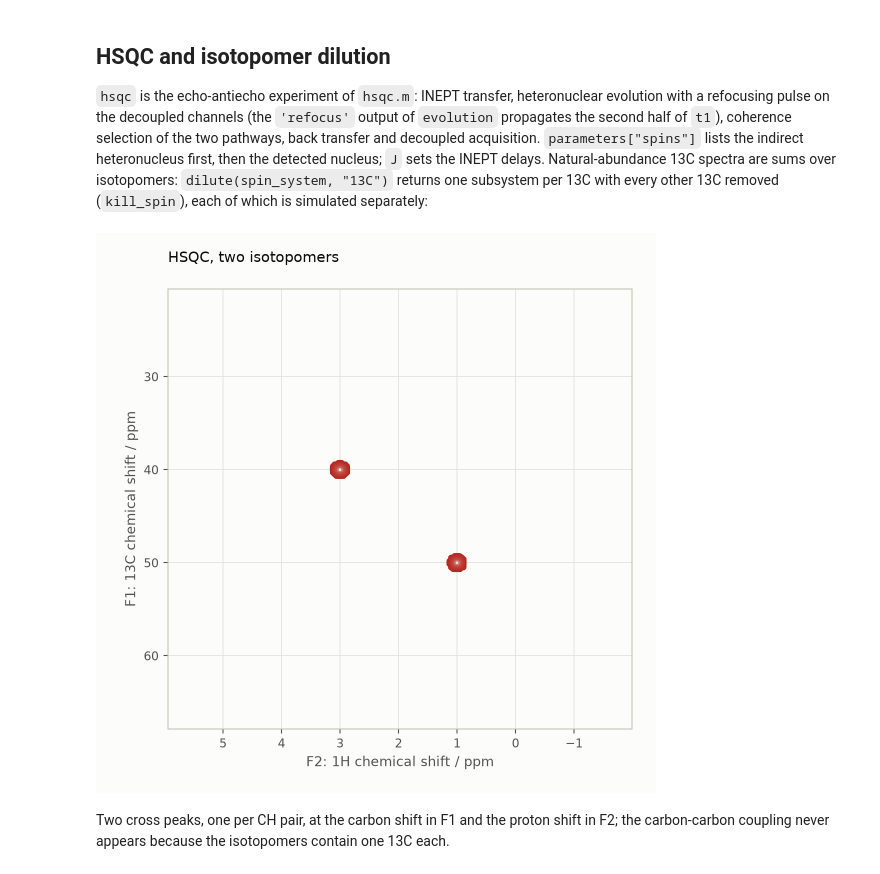
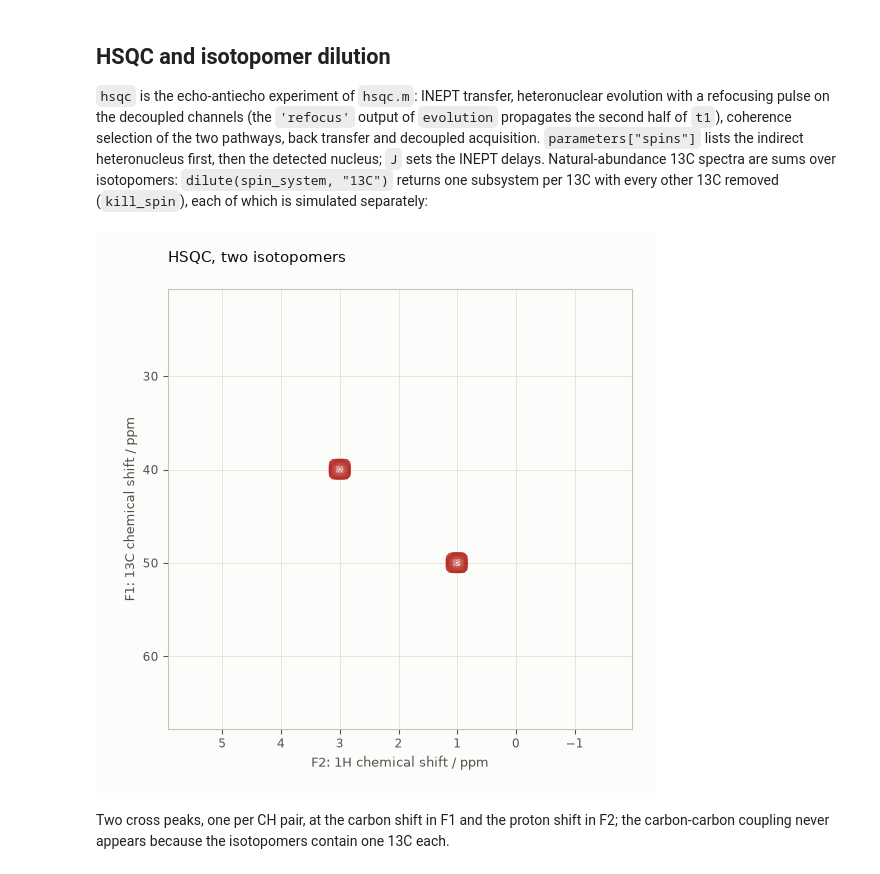
Before and after one commit to MRsources/spynach, a Jupyter notebook: docs/notebooks/pulse-sequences.ipynb, the cells around one changed output. Saved outputs shown, nothing was run; the diff lists cells and outputs as text; code cells hidden in the pictures.

```diff
--- a/docs/notebooks/pulse-sequences.ipynb
+++ b/docs/notebooks/pulse-sequences.ipynb
@@ -201,35 +203,35 @@ removed (`kill_spin`), each of which is simulated separately:
 # %%
 spin_system_sugar = spynach.create({"isotopes": ["1H", "13C", "13C", "1H"], "magnet": 5.9},
                       {"zeeman": {"scalar": [3.0, 40.0, 50.0, 1.0]},
                        "coupling": {"scalar": [[0, 140, 0, 7], [0, 0, 35, 0], [0, 0, 0, 150], [0, 0, 0, 0]]}})
 hsqc_pars = {
     "J": 140.0,
     "sweep": [3000.0, 2000.0],
     "offset": [2800.0, 500.0],
     "npoints": [48, 48],
     "zerofill": [256, 256],
     "spins": ["13C", "1H"],
     "decouple_f1": ["1H"],
     "decouple_f2": ["13C"],
     "axis_units": "ppm",
 }
 hsqc_spectrum = np.zeros((256, 256), dtype=complex)
 for spin_system_sub in spynach.dilute(spin_system_sugar, "13C"):
     spin_system_sub = spynach.basis(spin_system_sub, {"formalism": "sphten-liouv", "approximation": "none"})
     fid_hsqc = spynach.liquid(spin_system_sub, spynach.hsqc, hsqc_pars, "nmr")
     pos = np.fft.fftshift(
         np.fft.fft(spynach.apodisation(fid_hsqc["pos"], [("sqcos",), ("sqcos",)]), 256, axis=0), axes=0
     )
     neg = np.fft.fftshift(
         np.fft.fft(spynach.apodisation(fid_hsqc["neg"], [("sqcos",), ("sqcos",)]), 256, axis=0), axes=0
     )
     hsqc_spectrum += np.fft.fftshift(np.fft.fft(pos + np.conj(neg), 256, axis=1), axes=1)
 plot_2d(
-    spin_system_sugar, hsqc_spectrum.real, hsqc_pars, ncont=20, delta=(0.05, 1.0, 0.05, 1.0), k=2, ncol=256, m=6,
-    signs="positive", title="HSQC, two isotopomers",
+    spin_system_sugar, hsqc_spectrum.real, hsqc_pars, max_points=128, ncont=20, delta=(0.05, 1.0, 0.05, 1.0), k=2,
+    ncol=256, m=6, signs="positive", title="HSQC, two isotopomers",
 )
 # %% [output]
-[figure, old version]
+[figure, new version]
 # %% [markdown]
 Two cross peaks, one per CH pair, at the carbon shift in F1 and the
 proton shift in F2; the carbon-carbon coupling never appears because the
```
Also changed, not shown: parts of 2 cells of this notebook, 17 other files.
